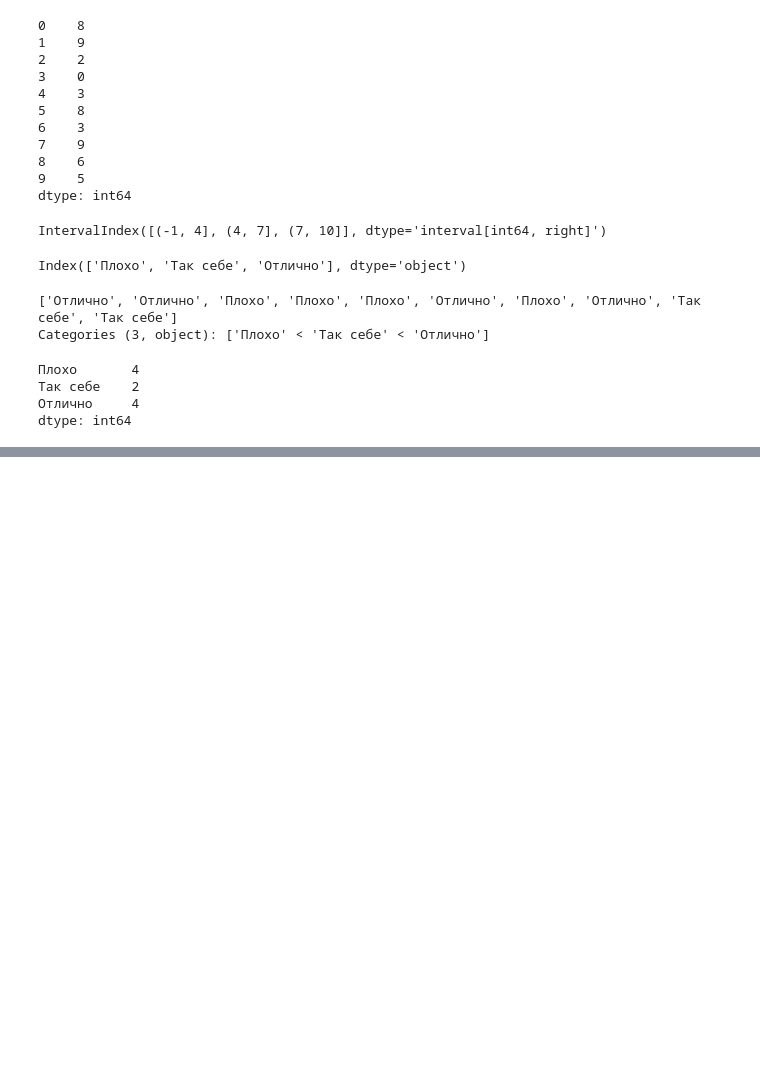
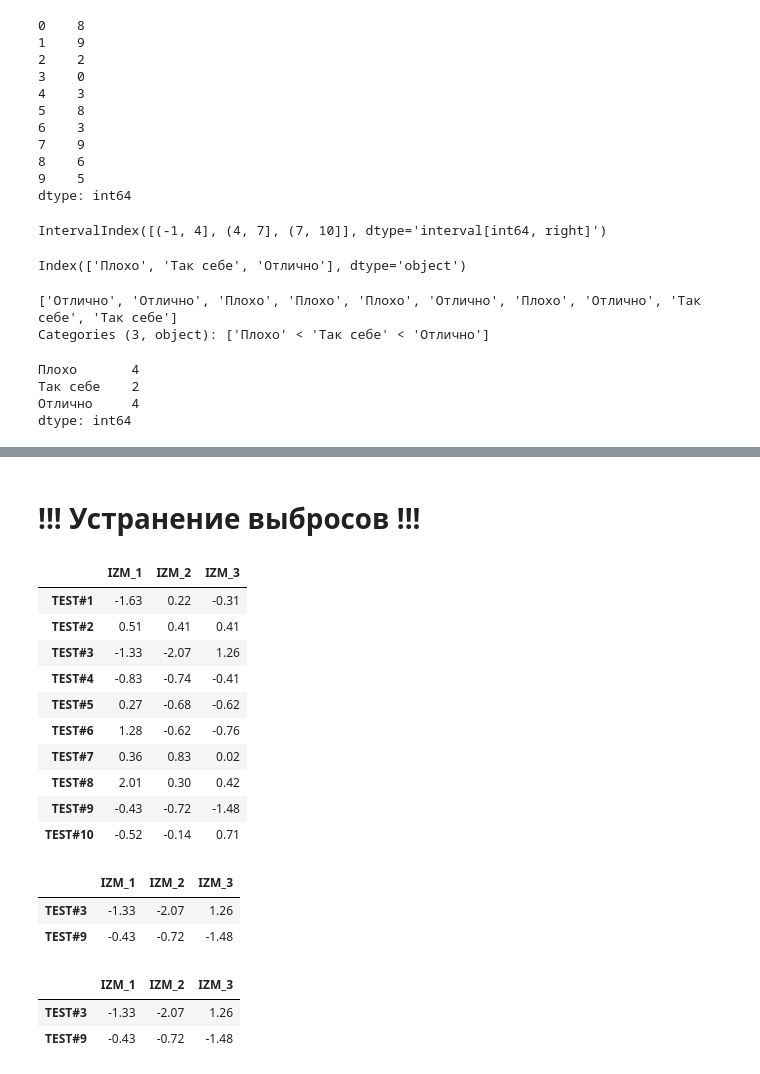
Before and after one commit to kroninam/My_notes_for_Pandas, a Jupyter notebook: 007_Pandas_чистка_и_подготовка_данных_к_анализу.ipynb, the cells around one changed output, grey strips where cells are left out. Cells and saved outputs as stored; diff of their text form; code cells hidden in the pictures; blank space fills up the shorter version.

```diff
--- a/007_Pandas_чистка_и_подготовка_данных_к_анализу.ipynb
+++ b/007_Pandas_чистка_и_подготовка_данных_к_анализу.ipynb
@@ -965,0 +1120,33 @@ dtype: int64
+# %% [markdown]
+# !!! Устранение выбросов !!!
+# %%
+df = pd.DataFrame({
+    'IZM_1' : [-1.63, 0.51, -1.33, -0.83, 0.27, 1.28, 0.36, 2.01, -0.43, -0.52],
+    'IZM_2' : [0.22, 0.41, -2.07, -0.74, -0.68, -0.62, 0.83, 0.30, -0.72, -0.14],
+    'IZM_3' : [-0.31, 0.41, 1.26, -0.41, -0.62, -0.76, 0.02, 0.42, -1.48, 0.71]
+}, index = ['TEST#1', 'TEST#2', 'TEST#3', 'TEST#4', 'TEST#5', 'TEST#6', 'TEST#7', 'TEST#8', 'TEST#9', 'TEST#10'])
+df
+# %% [output]
+|  | IZM_1 | IZM_2 | IZM_3 |
+| TEST#1 | -1.63 | 0.22 | -0.31 |
+| TEST#2 | 0.51 | 0.41 | 0.41 |
+| TEST#3 | -1.33 | -2.07 | 1.26 |
+| TEST#4 | -0.83 | -0.74 | -0.41 |
+| TEST#5 | 0.27 | -0.68 | -0.62 |
+| TEST#6 | 1.28 | -0.62 | -0.76 |
+| TEST#7 | 0.36 | 0.83 | 0.02 |
+| TEST#8 | 2.01 | 0.30 | 0.42 |
+| TEST#9 | -0.43 | -0.72 | -1.48 |
+| TEST#10 | -0.52 | -0.14 | 0.71 |
+# %%
+df[(df['IZM_3']>1) |  (df['IZM_3'] < -1)]
+# %% [output]
+|  | IZM_1 | IZM_2 | IZM_3 |
+| TEST#3 | -1.33 | -2.07 | 1.26 |
+| TEST#9 | -0.43 | -0.72 | -1.48 |
+# %%
+df[abs(df['IZM_3'])>1]
+# %% [output]
+|  | IZM_1 | IZM_2 | IZM_3 |
+| TEST#3 | -1.33 | -2.07 | 1.26 |
+| TEST#9 | -0.43 | -0.72 | -1.48 |
```
Also changed, not shown: parts of 26 cells of this notebook.
